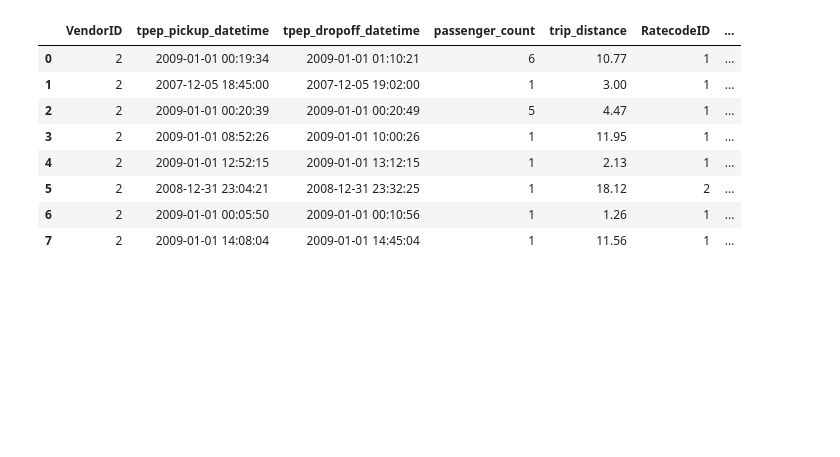
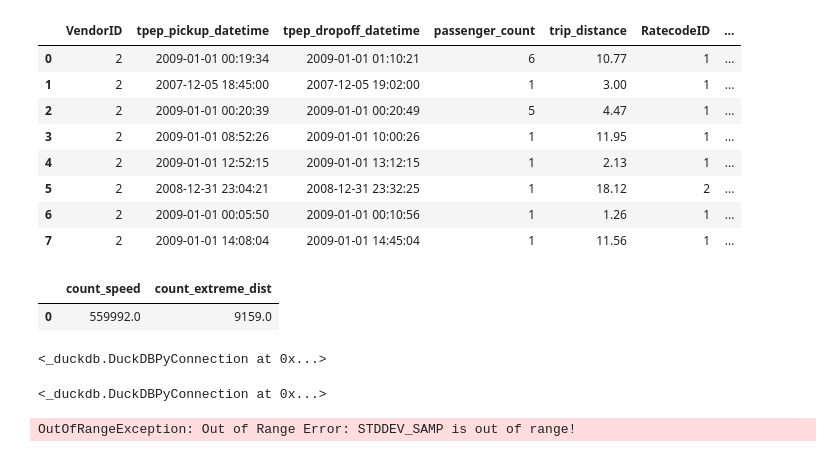
Before and after one commit to vodliosje/TaxiNYC, a Jupyter notebook: notebooks/2.2_duck_schema.ipynb, the cells around one changed output. Cells and saved outputs as stored; diff of their text form; code cells hidden in the pictures; blank space fills up the shorter version.

Commit message:
exported but stil cannot summarize

```diff
--- a/notebooks/2.2_duck_schema.ipynb
+++ b/notebooks/2.2_duck_schema.ipynb
@@ -313,9 +325,64 @@ conn.execute(
 # %%
 conn.execute(
     """
-    CREATE TABLE IF NOT EXISTS flag_combined AS
-
+    CREATE OR REPLACE TABLE flag_combined AS
+    WITH nunique AS (
+        SELECT DISTINCT *
+        FROM combined_trips
+    ), calculate AS (
+        SELECT *,
+        trip_distance >= 50 AS extreme_dist_flag,
+        EPOCH(tpep_dropoff_datetime - tpep_pickup_datetime)/ 3600 AS duration_hours,
+        EPOCH(tpep_dropoff_datetime - tpep_pickup_datetime)/ 60 AS duration_mins,
+        FROM nunique
+    ),
+    speed AS (
+        SELECT *,
+            trip_distance / duration_hours AS speed_mph,
+            EXTRACT('hour' FROM tpep_pickup_datetime) AS pickup_hour,
+            EXTRACT('dow' FROM tpep_pickup_datetime) AS pickup_dow,
+            dayname(tpep_pickup_datetime) AS pickup_dayofw,
+            tip_amount / fare_amount AS tip_rate,
+            fare_amount / trip_distance AS fare_permile,
+        FROM calculate
+    )
+    SELECT *,
+        speed_mph > 80 OR speed_mph < 0 OR speed_mph  IS NULL AS impossible_speed,
+    FROM speed;
     """
 )
+
+conn.execute(
+    """
+    SELECT
+        SUM(impossible_speed) AS count_speed,
+        SUM(extreme_dist_flag) AS count_extreme_dist
+    FROM flag_combined;
+    """
+).df()
+# %% [output]
+|  | count_speed | count_extreme_dist |
+| 0 | 559992.0 | 9159.0 |
+# %%
+conn.execute(
+    """
+    COPY (
+        SELECT *,
+        FROM flag_combined
+        WHERE
+            tpep_pickup_datetime < tpep_dropoff_datetime
+            AND tpep_pickup_datetime > '2023-01-01 00:00'
+            AND trip_distance BETWEEN 0.5 AND 100
+            AND (fare_permile <= 100 AND fare_permile >= 0)
+            AND fare_permile BETWEEN 0 AND 200
+            AND passenger_count > 0
+            AND (total_amount > 0 AND fare_amount >= 0)
+            AND (speed_mph < 80 AND speed_mph > 0)
+    ) TO "../data/processed/clean_taxinyc_2025.parquet"
+    (FORMAT PARQUET, COMPRESSION ZSTD)
+    """
+)
+# %% [output]
+<_duckdb.DuckDBPyConnection at 0x...>
 # %%
 conn.close()
@@ -321,0 +391,17 @@ conn.close()
+# %%
+diss.execute (
+    """
+    DROP VIEW IF EXISTS clean_taxinyc;
+    CREATE OR REPLACE TABLE clean_taxinyc AS SELECT * FROM '../data/processed/clean_taxinyc_2025.parquet';
+    """
+)
+# %% [output]
+<_duckdb.DuckDBPyConnection at 0x...>
+# %%
+diss.execute(
+    """
+    SUMMARIZE clean_taxinyc
+    """
+)
+# %% [output]
+OutOfRangeException: Out of Range Error: STDDEV_SAMP is out of range!
```
Also changed, not shown: parts of 5 cells of this notebook, 1 other file.
